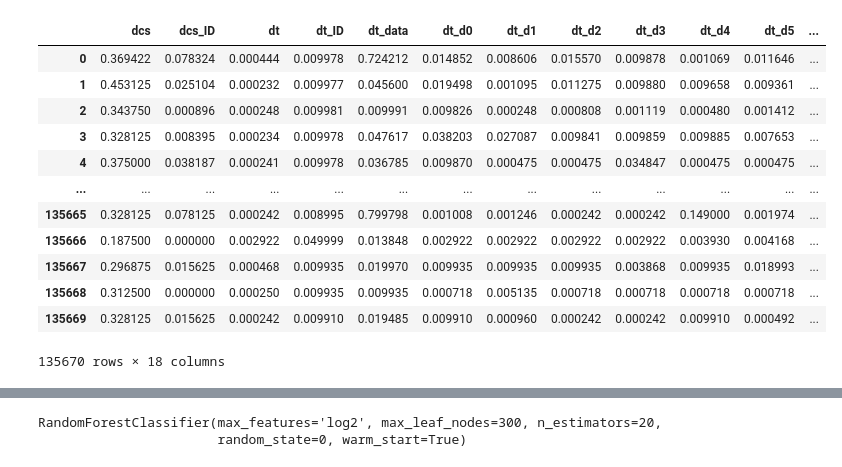
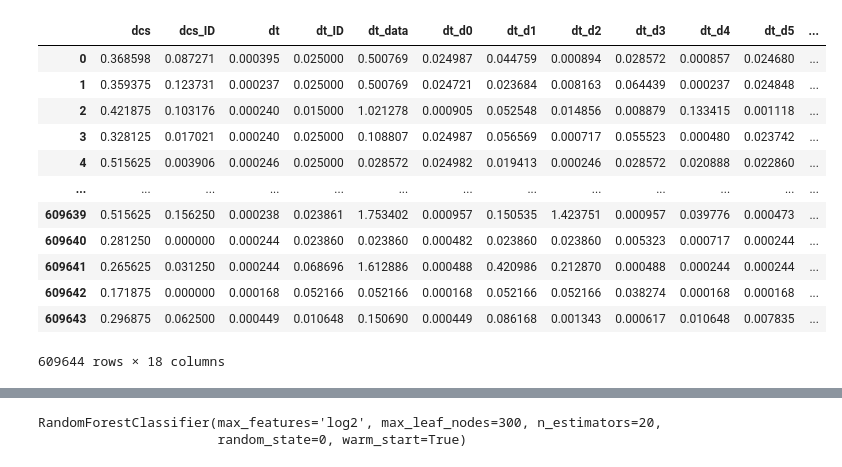
Before and after one commit to hampu5/ml-classify, a Jupyter notebook: ml_classify/rf-book.ipynb, the cells around one changed output, grey strips where cells are left out. Cells and saved outputs as stored; diff of their text form; code cells hidden in the pictures.

```diff
--- a/ml_classify/rf-book.ipynb
+++ b/ml_classify/rf-book.ipynb
@@ -12,45 +12,45 @@ from imblearn.under_sampling import RandomUnderSampler
 # %%
 from compiledataset import load_dataset, compile_dataset
 
 PATH = "/home/hampus/miun/master_thesis/Datasets"
 
 datasets = {}
 
 # dataset: pd.DataFrame = load_dataset(PATH + "/ORNL", "data_a.csv")
 # dataset["remarks"] = "No DLC available"
 # datasets["ROAD"] = dataset.to_dict("records")
 
-dataset: pd.DataFrame = load_dataset(PATH + "/Survival", "data.csv")
+# dataset: pd.DataFrame = load_dataset(PATH + "/Survival", "data.csv")
+# dataset["remarks"] = "-"
+# datasets["Survival"] = dataset.to_dict("records")
+
+dataset: pd.DataFrame = load_dataset(PATH + "/Hisingen", "data.csv")
 dataset["remarks"] = "-"
-datasets["Survival"] = dataset.to_dict("records")
-
-# dataset: pd.DataFrame = load_dataset(PATH + "/Hisingen", "data.csv")
-# dataset["remarks"] = "-"
-# datasets["Hisingen"] = dataset.to_dict("records")
+datasets["Hisingen"] = dataset.to_dict("records")
 
 
 df = compile_dataset(datasets)
 df.drop(columns=["data", "data_dec", "ID", "DLC", "t"], inplace=True, errors="ignore")
 df.drop(columns=["d0", "d1", "d2", "d3", "d4", "d5", "d6", "d7"], inplace=True, errors="ignore")
 
 dataset = None # Release memory, as it isn't used for now
 datasets = None
 
 display(df)
 # %% [output]
 |  | dcs | dcs_ID | dt | dt_ID | dt_data | dt_d0 | dt_d1 | dt_d2 | dt_d3 | dt_d4 | dt_d5 | ... |
-| 0 | 0.369422 | 0.078324 | 0.000444 | 0.009978 | 0.724212 | 0.014852 | 0.008606 | 0.015570 | 0.009878 | 0.001069 | 0.011646 | ... |
-| 1 | 0.453125 | 0.025104 | 0.000232 | 0.009977 | 0.045600 | 0.019498 | 0.001095 | 0.011275 | 0.009880 | 0.009658 | 0.009361 | ... |
-| 2 | 0.343750 | 0.000896 | 0.000248 | 0.009981 | 0.009991 | 0.009826 | 0.000248 | 0.000808 | 0.001119 | 0.000480 | 0.001412 | ... |
-| 3 | 0.328125 | 0.008395 | 0.000234 | 0.009978 | 0.047617 | 0.038203 | 0.027087 | 0.009841 | 0.009859 | 0.009885 | 0.007653 | ... |
-| 4 | 0.375000 | 0.038187 | 0.000241 | 0.009978 | 0.036785 | 0.009870 | 0.000475 | 0.000475 | 0.034847 | 0.000475 | 0.000475 | ... |
+| 0 | 0.368598 | 0.087271 | 0.000395 | 0.025000 | 0.500769 | 0.024987 | 0.044759 | 0.000894 | 0.028572 | 0.000857 | 0.024680 | ... |
+| 1 | 0.359375 | 0.123731 | 0.000237 | 0.025000 | 0.500769 | 0.024721 | 0.023684 | 0.008163 | 0.064439 | 0.000237 | 0.024848 | ... |
+| 2 | 0.421875 | 0.103176 | 0.000240 | 0.015000 | 1.021278 | 0.000905 | 0.052548 | 0.014856 | 0.008879 | 0.133415 | 0.001118 | ... |
+| 3 | 0.328125 | 0.017021 | 0.000240 | 0.025000 | 0.108807 | 0.024987 | 0.056569 | 0.000717 | 0.055523 | 0.000480 | 0.023742 | ... |
+| 4 | 0.515625 | 0.003906 | 0.000246 | 0.025000 | 0.028572 | 0.024982 | 0.019413 | 0.000246 | 0.028572 | 0.020888 | 0.022860 | ... |
 | ... | ... | ... | ... | ... | ... | ... | ... | ... | ... | ... | ... | ... |
-| 135665 | 0.328125 | 0.078125 | 0.000242 | 0.008995 | 0.799798 | 0.001008 | 0.001246 | 0.000242 | 0.000242 | 0.149000 | 0.001974 | ... |
-| 135666 | 0.187500 | 0.000000 | 0.002922 | 0.049999 | 0.013848 | 0.002922 | 0.002922 | 0.002922 | 0.002922 | 0.003930 | 0.004168 | ... |
-| 135667 | 0.296875 | 0.015625 | 0.000468 | 0.009935 | 0.019970 | 0.009935 | 0.009935 | 0.009935 | 0.003868 | 0.009935 | 0.018993 | ... |
-| 135668 | 0.312500 | 0.000000 | 0.000250 | 0.009935 | 0.009935 | 0.000718 | 0.005135 | 0.000718 | 0.000718 | 0.000718 | 0.000718 | ... |
-| 135669 | 0.328125 | 0.015625 | 0.000242 | 0.009910 | 0.019485 | 0.009910 | 0.000960 | 0.000242 | 0.000242 | 0.009910 | 0.000492 | ... |
+| 609639 | 0.515625 | 0.156250 | 0.000238 | 0.023861 | 1.753402 | 0.000957 | 0.150535 | 1.423751 | 0.000957 | 0.039776 | 0.000473 | ... |
+| 609640 | 0.281250 | 0.000000 | 0.000244 | 0.023860 | 0.023860 | 0.000482 | 0.023860 | 0.023860 | 0.005323 | 0.000717 | 0.000244 | ... |
+| 609641 | 0.265625 | 0.031250 | 0.000244 | 0.068696 | 1.612886 | 0.000488 | 0.420986 | 0.212870 | 0.000488 | 0.000244 | 0.000244 | ... |
+| 609642 | 0.171875 | 0.000000 | 0.000168 | 0.052166 | 0.052166 | 0.000168 | 0.052166 | 0.052166 | 0.038274 | 0.000168 | 0.000168 | ... |
+| 609643 | 0.296875 | 0.062500 | 0.000449 | 0.010648 | 0.150690 | 0.000449 | 0.086168 | 0.001343 | 0.000617 | 0.010648 | 0.007835 | ... |
-135670 rows × 18 columns
+609644 rows × 18 columns
 # %%
 df = df.loc[df["type"] != "masq"]
 # df = df.loc[(df["type"] == "fuzz") | (df["type"] == "none")]
```
Also changed, not shown: parts of 9 cells of this notebook, 4 other files.
